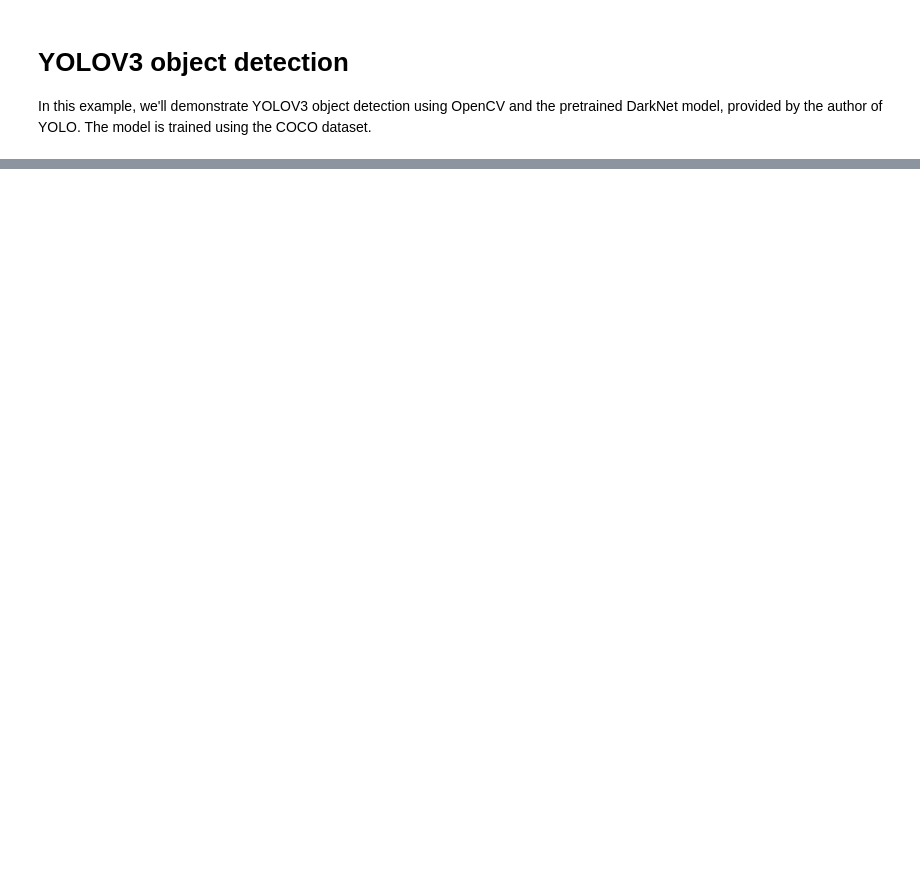
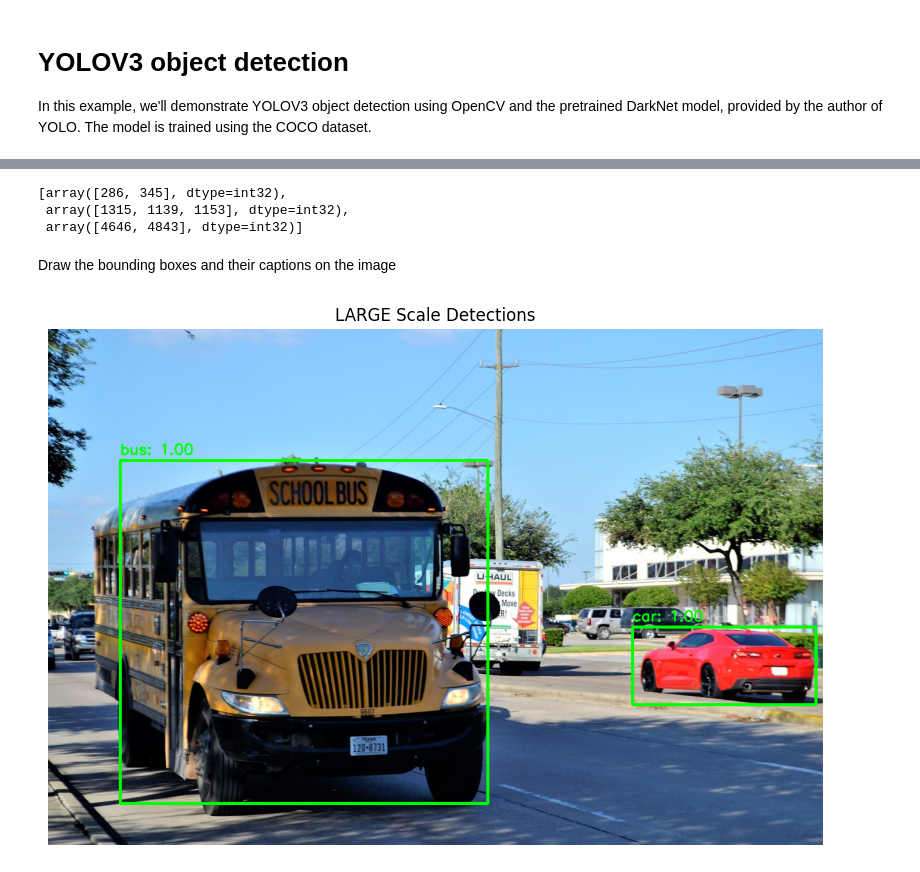
Before and after one commit to ByVictorrr/Advanced-Deep-Learning-with-Python, a Jupyter notebook: chapter4/yolov3.ipynb, the cells around one changed output, grey strips where cells are left out. Saved outputs shown, nothing was run; the diff lists cells and outputs as text; code cells hidden in the pictures; blank space fills up the shorter version.

```diff
--- a/chapter4/yolov3.ipynb
+++ b/chapter4/yolov3.ipynb
@@ -20,0 +112,3 @@ SyntaxError: invalid syntax (85865275.py, line 3)
+# %%
+# inference - the network outputs multiple lists of anchor boxes; one for each detected class
+outs = net.forward(output_layers)
@@ -20,0 +188,11 @@ SyntaxError: invalid syntax (85865275.py, line 3)
+# %%
+# non-max supression
+ids = [[], [], []]
+for i in (LARGE, MEDIUM, SMALL):
+    ids[i] = cv2.dnn.NMSBoxes(boxes[i], confidences[i], score_threshold=0.75, nms_threshold=0.5)
+# %%
+ids
+# %% [output]
+[array([286, 345], dtype=int32),
+ array([1315, 1139, 1153], dtype=int32),
+ array([4646, 4843], dtype=int32)]
@@ -20,0 +257,31 @@ SyntaxError: invalid syntax (85865275.py, line 3)
+# %% [markdown]
+Draw the bounding boxes and their captions on the image
+# %%
+# Example usage of the function
+# Assuming LARGE, MEDIUM, SMALL are defined as 0, 1, 2 respectively
+
+# Draw bounding boxes for LARGE scale
+output_image_large = draw_bounding_boxes(image.copy(), LARGE, ids, boxes, confidences, class_ids, classes)
+
+# Draw bounding boxes for MEDIUM scale
+output_image_medium = draw_bounding_boxes(image.copy(), MEDIUM, ids, boxes, confidences, class_ids, classes)
+
+# Draw bounding boxes for SMALL scale
+output_image_small = draw_bounding_boxes(image.copy(), SMALL, ids, boxes, confidences, class_ids, classes)
+# %%
+from matplotlib import pyplot as plt
+import cv2
+
+# Convert the images from BGR to RGB for proper display in Matplotlib
+output_image_large_rgb = cv2.cvtColor(output_image_large, cv2.COLOR_BGR2RGB)
+output_image_medium_rgb = cv2.cvtColor(output_image_medium, cv2.COLOR_BGR2RGB)
+output_image_small_rgb = cv2.cvtColor(output_image_small, cv2.COLOR_BGR2RGB)
+# %%
+# Display the LARGE scale detections
+plt.figure(figsize=(10, 10))
+plt.title("LARGE Scale Detections")
+plt.imshow(output_image_large_rgb)
+plt.axis("off")
+plt.show()
+# %% [output]
+[figure, added]
```
Also changed, not shown: parts of 29 cells of this notebook, 3 other files.
